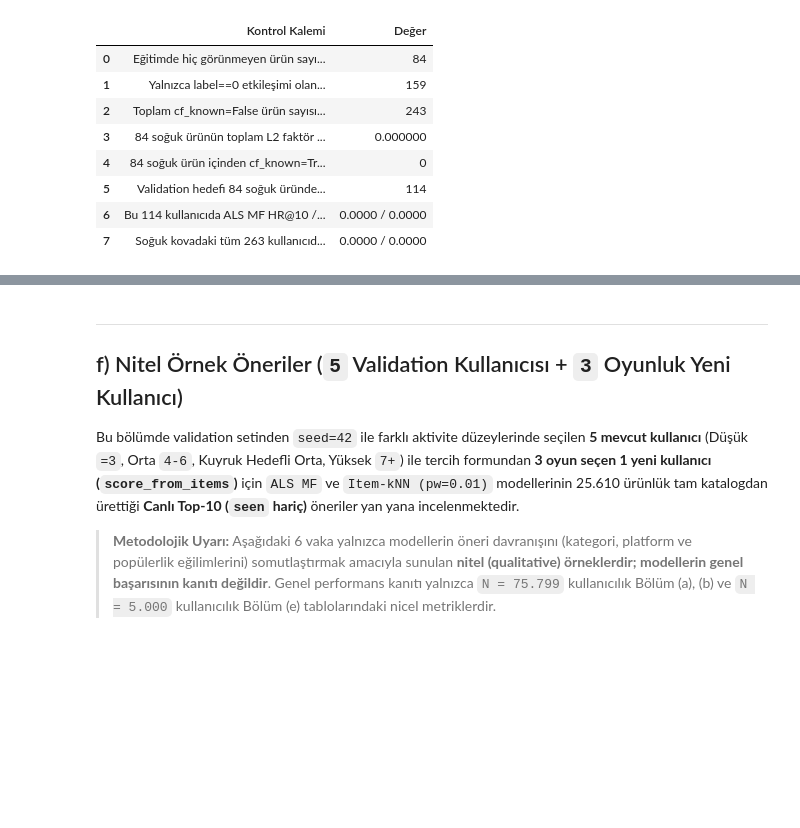
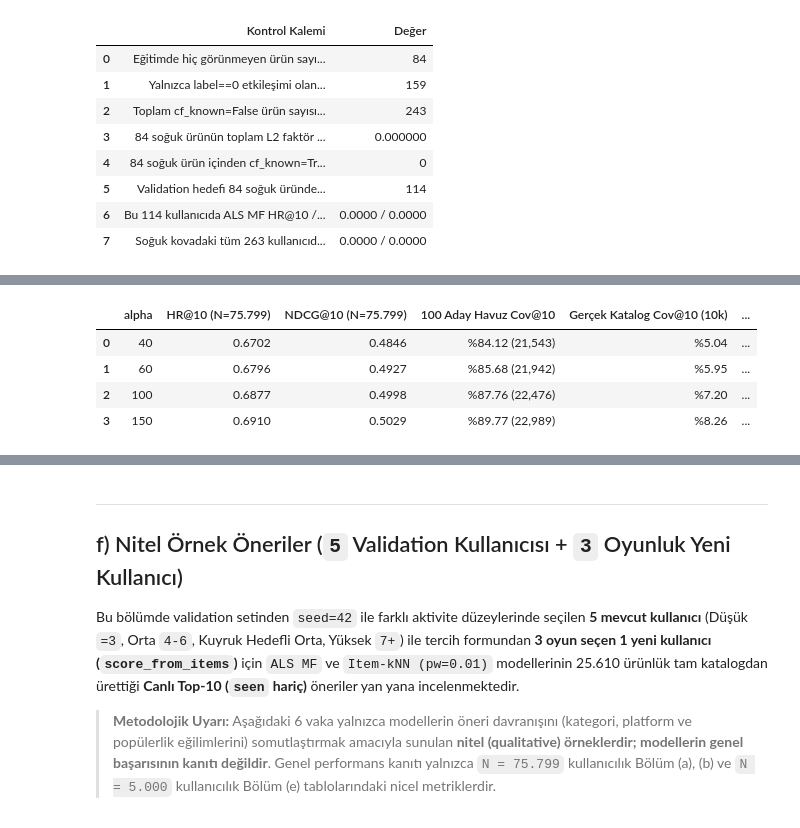
Before and after one commit to aslihanakan/CF_RECOMMENDER, a Jupyter notebook: notebooks/03_mf.ipynb, the cells around one changed output, grey strips where cells are left out. Saved outputs shown, nothing was run; the diff lists cells and outputs as text; code cells hidden in the pictures; blank space fills up the shorter version.

```diff
--- a/notebooks/03_mf.ipynb
+++ b/notebooks/03_mf.ipynb
@@ -207,0 +232,30 @@ display(df_timing_disp)
+# %%
+df_alpha_trade = pd.read_csv(PROJECT_ROOT / 'results' / 'mf_val_alpha_coverage_tradeoff.csv')
+
+df_alpha_disp = pd.DataFrame({
+    'alpha': df_alpha_trade['alpha'].map(lambda a: f'{a}'),
+    'HR@10 (N=75.799)': df_alpha_trade['hr_at_10'].map(lambda x: f'{x:.4f}'),
+    'NDCG@10 (N=75.799)': df_alpha_trade['ndcg_at_10'].map(lambda x: f'{x:.4f}'),
+    '100 Aday Havuz Cov@10': [
+        f"%{c:.2f} ({u:,})" for c, u in zip(df_alpha_trade['pool_cov_at_10_pct'], df_alpha_trade['pool_cov_at_10_n'])
+    ],
+    'Gerçek Katalog Cov@10 (10k)': [
+        f"%{c:.2f}" for c in df_alpha_trade['catalog_cov_at_10_pct']
+    ],
+    'Benzersiz Önerilen Ürün ( / 25.610)': [
+        f"{u:,}" for u in df_alpha_trade['unique_rec_items_10k']
+    ],
+    'İlk 100 Popüler Ürüne Pay (%)': [
+        f"%{s:.2f}" for s in df_alpha_trade['top100_pop_share_pct']
+    ],
+    'Ortalama Pop Yüzdelik': [
+        f"%{p:.2f}" for p in df_alpha_trade['mean_pop_percentile_rank']
+    ],
+})
+display(df_alpha_disp)
+# %% [output]
+|  | alpha | HR@10 (N=75.799) | NDCG@10 (N=75.799) | 100 Aday Havuz Cov@10 | Gerçek Katalog Cov@10 (10k) | ... |
+| 0 | 40 | 0.6702 | 0.4846 | %84.12 (21,543) | %5.04 | ... |
+| 1 | 60 | 0.6796 | 0.4927 | %85.68 (21,942) | %5.95 | ... |
+| 2 | 100 | 0.6877 | 0.4998 | %87.76 (22,476) | %7.20 | ... |
+| 3 | 150 | 0.6910 | 0.5029 | %89.77 (22,989) | %8.26 | ... |
```
Also changed, not shown: parts of 18 cells of this notebook, 5 other files.
